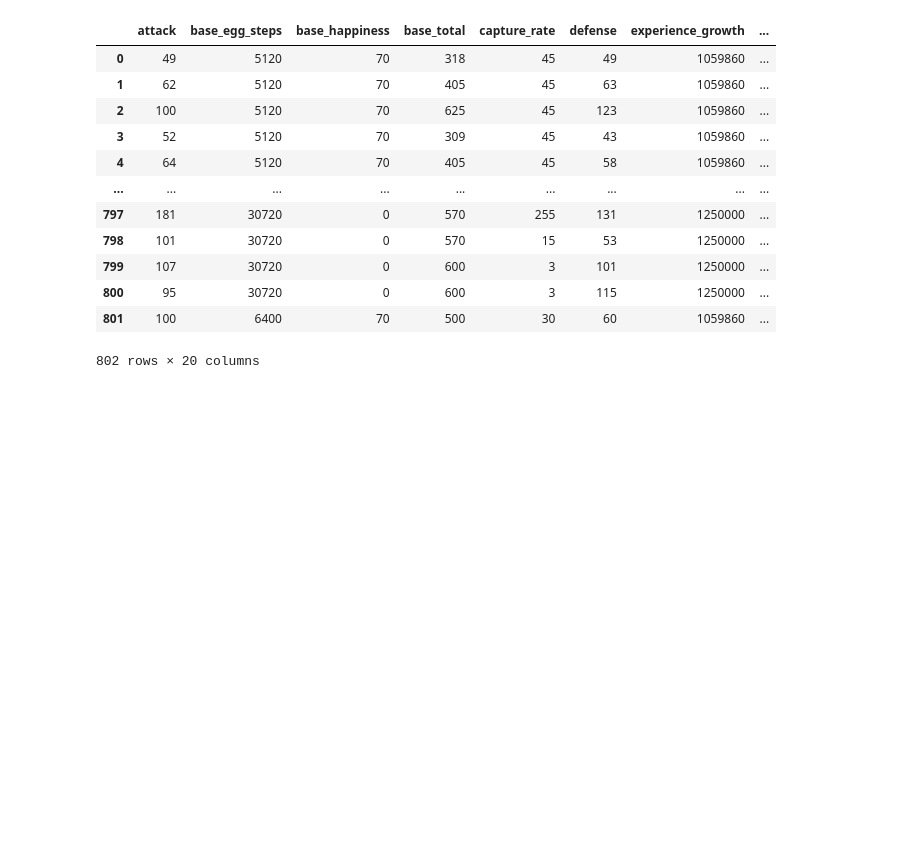
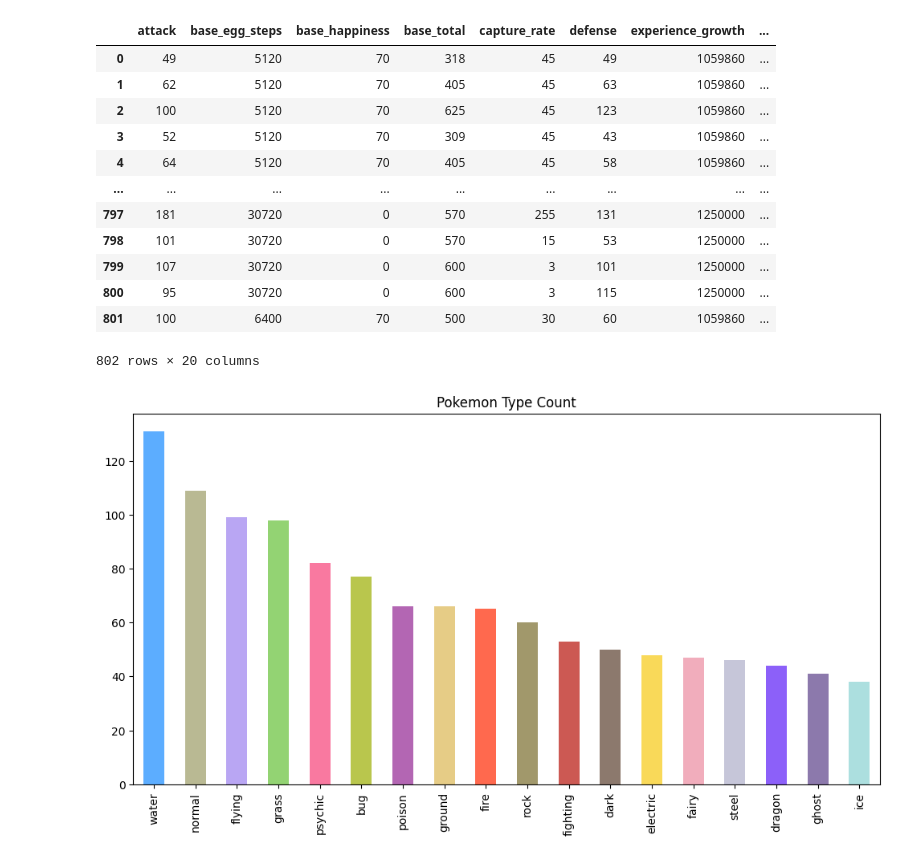
Before and after one commit to themossen69/pokemon-classification, a Jupyter notebook: main.ipynb, the cells around one changed output. Cells and saved outputs as stored; diff of their text form; code cells hidden in the pictures; blank space fills up the shorter version.

```diff
--- a/main.ipynb
+++ b/main.ipynb
@@ -215,6 +214,18 @@ df
 | 800 | 95 | 30720 | 0 | 600 | 3 | 115 | 1250000 | ... |
 | 801 | 100 | 6400 | 70 | 500 | 30 | 60 | 1059860 | ... |
 802 rows × 20 columns
+# %%
+# histogram of each type1 and type2
+type1_counts = df['type1'].value_counts()
+type2_counts = df['type2'].value_counts()
+type_counts = type1_counts.add(type2_counts, fill_value=0).sort_values(ascending=False)
+
+plt.figure(figsize=(12, 6))
+type_counts.plot(kind='bar', color=[type_color_dict[t] for t in type_counts.index], alpha=0.8)
+plt.title('Pokemon Type Count')
+plt.show()
+# %% [output]
+[figure, added]
 # %%
 fig, axes = plt.subplots(6, 3, figsize=(18, 24))
 axes = axes.flatten()
```
Also changed, not shown: parts of 3 cells of this notebook.
